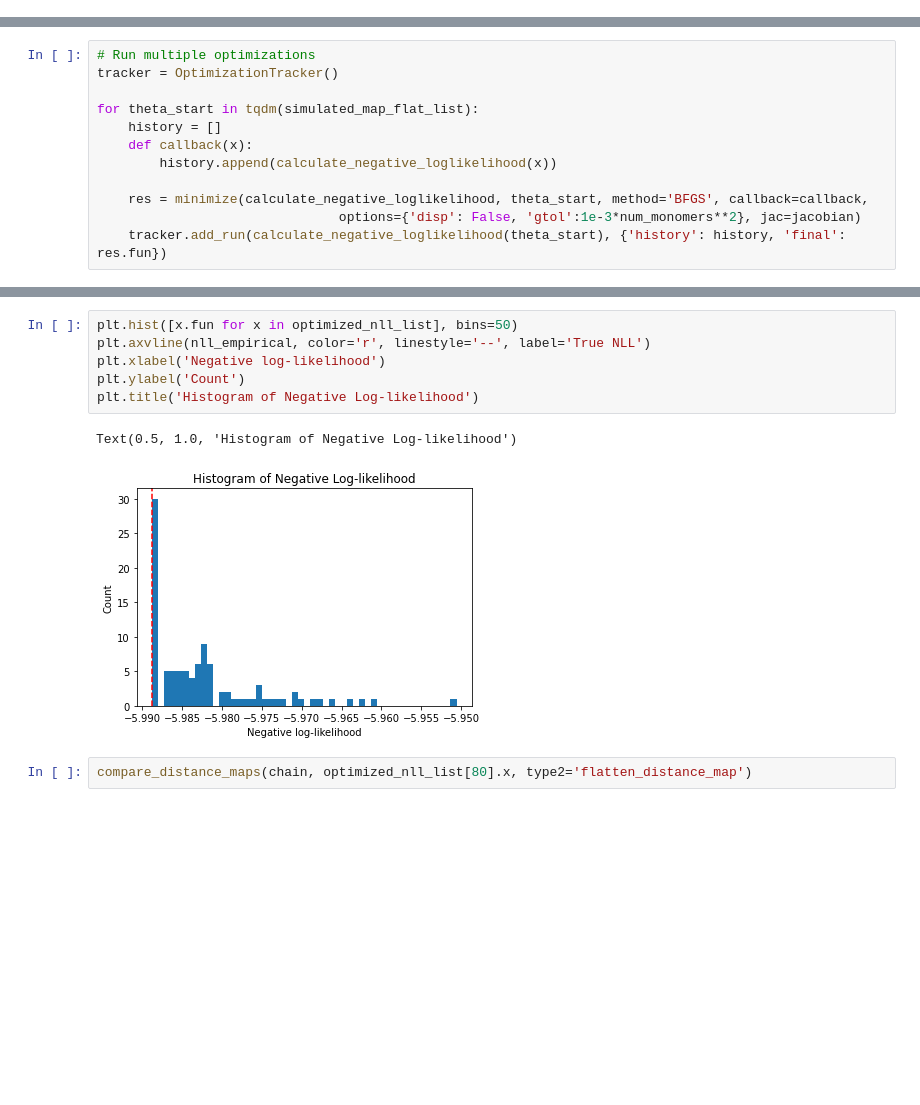
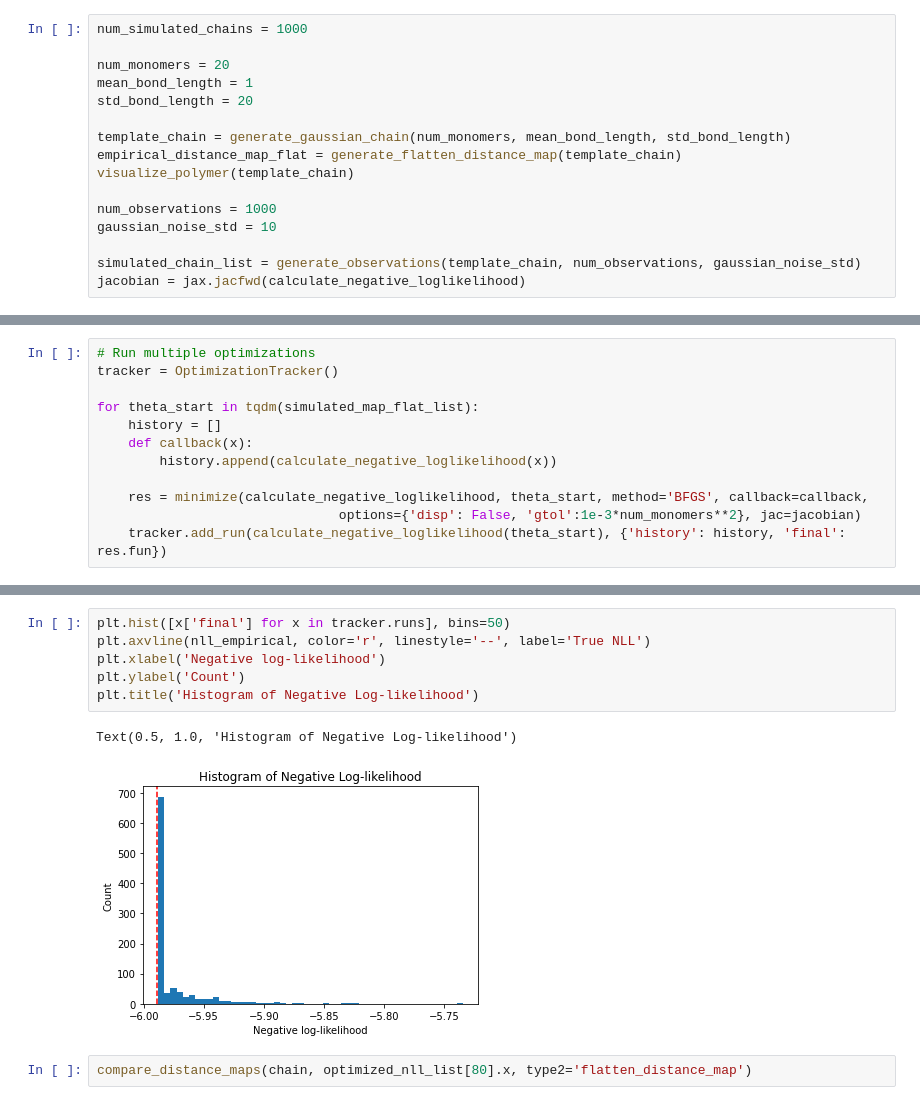
Before and after one commit to tee-udon/chromatin-ensemble-refinement, a Jupyter notebook: scripts/jaxTutorial.ipynb, the cells around one changed output, grey strips where cells are left out. Drawn from its saved outputs; the diff is of its cells as text; blank space fills up the shorter version.

```diff
--- a/scripts/jaxTutorial.ipynb
+++ b/scripts/jaxTutorial.ipynb
@@ -431,0 +582,16 @@ simulated_chain_list = [generate_gaussian_chain(num_monomers, mean_bond_length,
+# %%
+num_simulated_chains = 1000
+
+num_monomers = 20
+mean_bond_length = 1
+std_bond_length = 20
+
+template_chain = generate_gaussian_chain(num_monomers, mean_bond_length, std_bond_length)
+empirical_distance_map_flat = generate_flatten_distance_map(template_chain)
+visualize_polymer(template_chain)
+
+num_observations = 1000
+gaussian_noise_std = 10
+
+simulated_chain_list = generate_observations(template_chain, num_observations, gaussian_noise_std)
+jacobian = jax.jacfwd(calculate_negative_loglikelihood)
@@ -485,12 +650,12 @@ No artists with labels found to put in legend.  Note that artists whose label st
 # %%
-plt.hist([x.fun for x in optimized_nll_list], bins=50)
+plt.hist([x['final'] for x in tracker.runs], bins=50)
 plt.axvline(nll_empirical, color='r', linestyle='--', label='True NLL')
 plt.xlabel('Negative log-likelihood')
 plt.ylabel('Count')
 plt.title('Histogram of Negative Log-likelihood')
 # %% [output]
 Text(0.5, 1.0, 'Histogram of Negative Log-likelihood')
-[figure, old version]
+[figure, new version]
 # %%
 compare_distance_maps(chain, optimized_nll_list[80].x, type2='flatten_distance_map')
 # %% [output]
```
Also changed, not shown: parts of 46 cells of this notebook.
